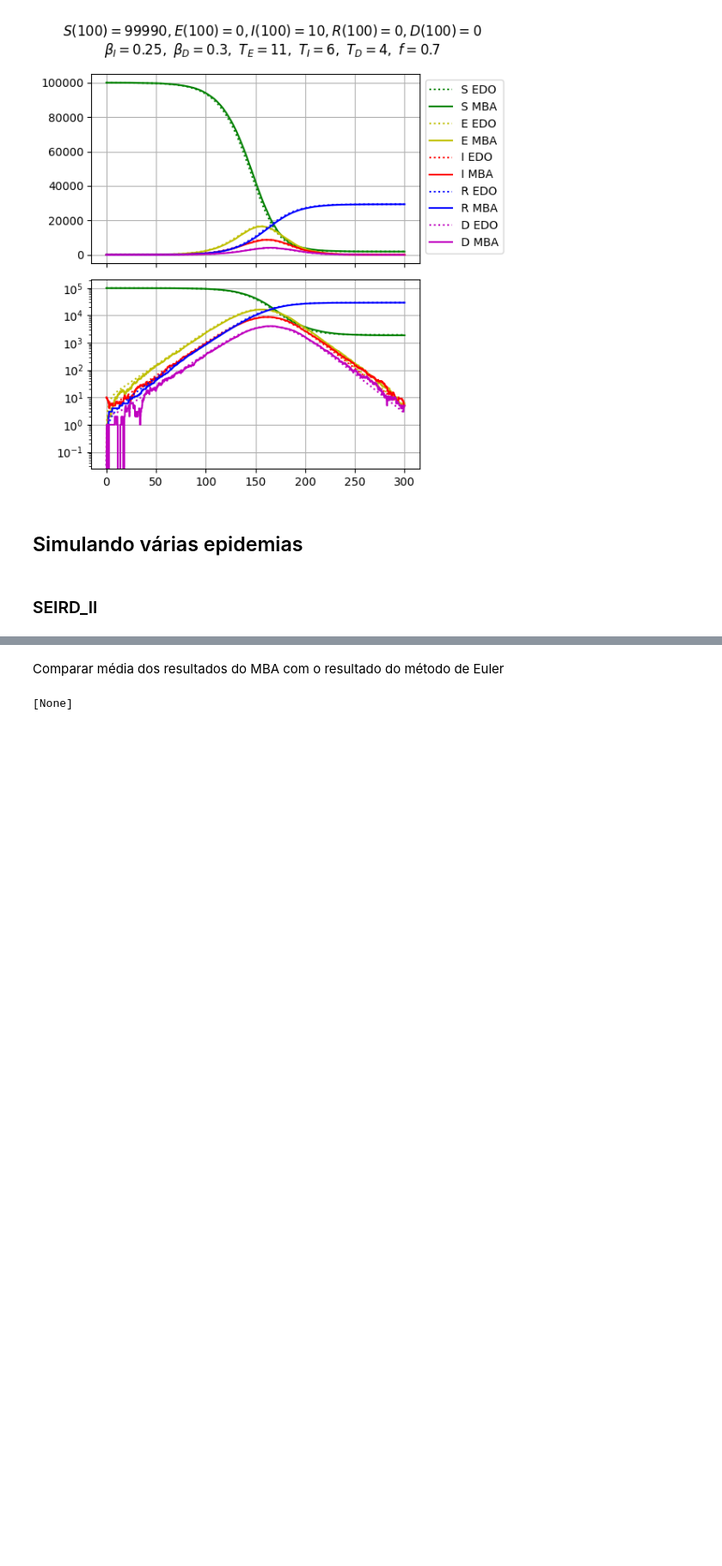
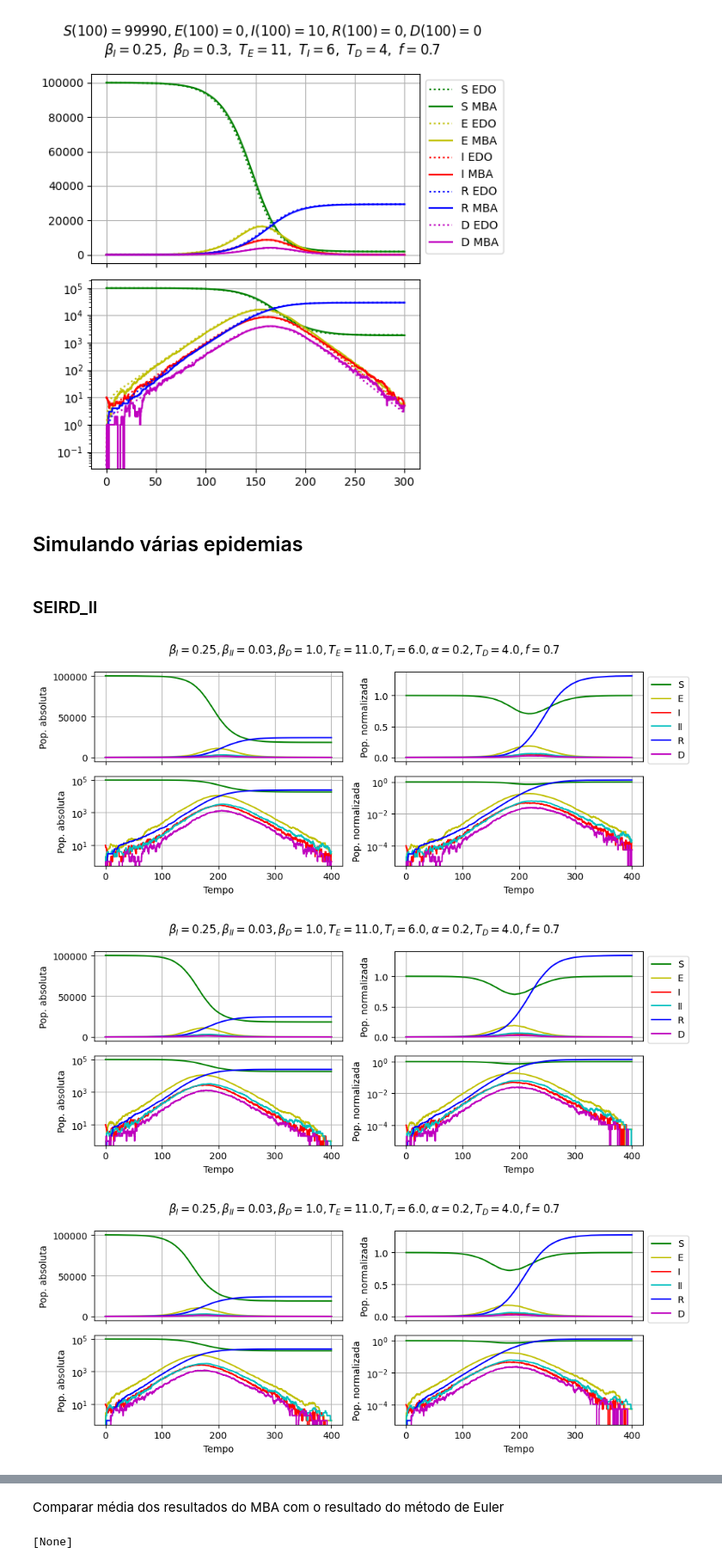
Before and after one commit to Prof-Irving/epidemic-codes, a Jupyter notebook: seird_abm_study.ipynb, the cells around one changed output, grey strips where cells are left out. Shown at 86% size. Saved outputs shown, nothing was run; the diff lists cells and outputs as text; code cells hidden in the pictures; blank space fills up the shorter version.

```diff
--- a/seird_abm_study.ipynb
+++ b/seird_abm_study.ipynb
@@ -477,43 +349,47 @@ new_initical_cond = [int(EDOs[i][-1]) for i in range(6)]
 S_i, E_i, I_i, R_i, D_i = new_initical_cond[1:]
 '''
 
-sample_size = 100
+sample_size = 4
 
 params = np.array([[b_I, b_II, b_D, t_E, t_I, a, t_D, fi, n]
                    for b_I in beta_I for b_II in beta_II for b_D in beta_D for t_E in T_E for t_I in T_I for a in alpha for t_D in T_D for fi in f for n in range(sample_size)],
                     dtype = np.float64)
 
 # Rodar simulações
-sims = func_sim_agents(init_conditions, params, dt, tf)
+sims = func_sim_agents('SEIRD_II', init_conditions, params, dt, tf)
 # %%
-labels = ['S', 'E', 'I', 'R', 'D']
-colors = ['g', 'y', 'r', 'b', 'm']
+labels = ['S', 'E', 'I', 'II', 'R', 'D']
+colors = ['g', 'y', 'r', 'c', 'b', 'm']
 tt = np.arange(len(sims[1][0]))*dt
 
 for j in range(len(sims[0])):
 
     NN = sims[1][j]+sims[2][j]+sims[3][j]+sims[4][j]
 
     fig, ax = plt.subplots(2,2, figsize=(10,4), sharex='col', layout='tight')
 
-    fig.suptitle(r'$\beta_{{I}} = {}, \beta_{{D}} = {}, T_{{E}} = {}, T_{{I}} = {}, T_{{D}} = {}, f = {}$'.format(*sims[0][j,:-1]))
+    fig.suptitle(r'$\beta_{{I}} = {}, \beta_{{II}} = {}, \beta_{{D}} = {}, T_{{E}} = {}, T_{{I}} = {}, \alpha = {}, T_{{D}} = {}, f = {}$'.format(*sims[0][j,:-1]))
 
-    for i in range(5):
+    for i in range(6):
         ax[0,0].plot(tt, sims[i+1][j],
                     label=labels[i], c=colors[i])
         ax[0,1].plot(tt, sims[i+1][j]/NN,
                     label=labels[i], c=colors[i])
         ax[1,0].plot(tt, sims[i+1][j],
                     label=labels[i], c=colors[i])
         ax[1,1].plot(tt, sims[i+1][j]/NN,
                     label=labels[i], c=colors[i])
 
     ax[0,0].set(ylabel = 'Pop. absoluta')
     ax[1,0].set(ylabel = 'Pop. absoluta', xlabel = 'Tempo', yscale='log')
     ax[0,1].set(ylabel = 'Pop. normalizada')
     ax[1,1].set(ylabel = 'Pop. normalizada', xlabel = 'Tempo', yscale='log')
 
     for a in (ax).flat:
         a.grid()
 
     ax[0,1].legend(loc='upper left', bbox_to_anchor=(1, 1))
+# %% [output]
+[figure, added]
+[figure, added]
+[figure, added]
```
Also changed, not shown: parts of 6 cells of this notebook, 1 other file.
